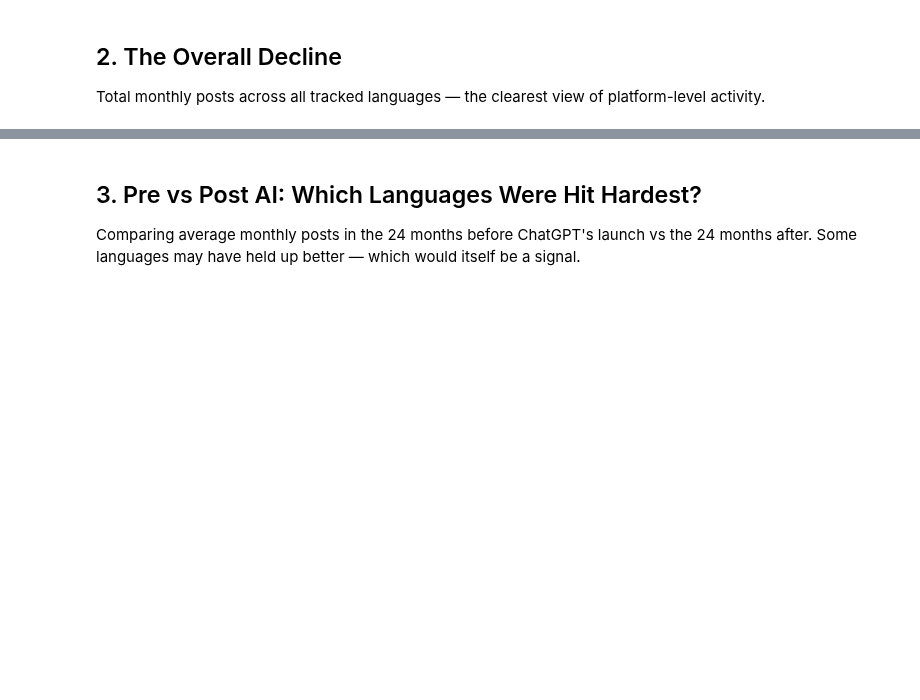
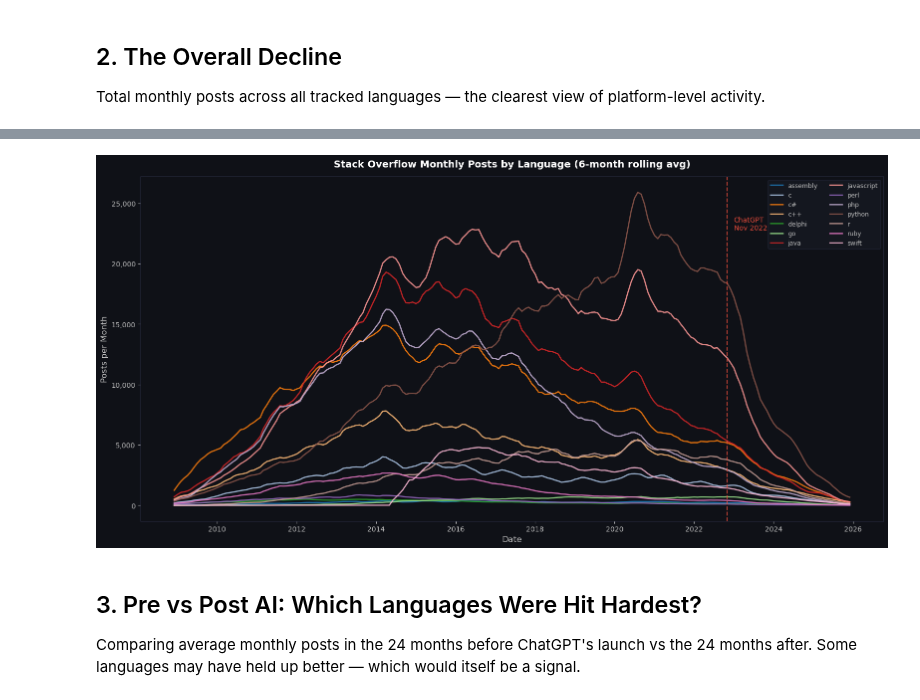
Before and after one commit to xavier-oc-programming/programming-language-trends-analysis, a Jupyter notebook: notebooks/01_so_decline_analysis.ipynb, the cells around one changed output, grey strips where cells are left out. Cells and saved outputs as stored; diff of their text form; code cells hidden in the pictures; blank space fills up the shorter version.

```diff
--- a/notebooks/01_so_decline_analysis.ipynb
+++ b/notebooks/01_so_decline_analysis.ipynb
@@ -89,32 +98,36 @@ plt.show()
 # %%
 smoothed_pivot = pivot.rolling(window=6).mean()
 
+colors = plt.cm.tab20(range(len(pivot.columns)))
 fig, ax = plt.subplots(figsize=(16, 8))
-for lang in pivot.columns:
-    ax.plot(smoothed_pivot.index, smoothed_pivot[lang], linewidth=1.5, label=lang, alpha=0.85)
+for i, lang in enumerate(pivot.columns):
+    ax.plot(smoothed_pivot.index, smoothed_pivot[lang], linewidth=1.8, label=lang,
+            color=colors[i], alpha=0.9)
 
 ax.axvline(AI_INFLECTION, color='#e74c3c', linewidth=1.5, linestyle='--', alpha=0.8)
 ax.text(AI_INFLECTION + pd.DateOffset(months=2),
         smoothed_pivot.max().max() * 0.88,
         'ChatGPT\nNov 2022', color='#e74c3c', fontsize=10)
 ax.set_title('Stack Overflow Monthly Posts by Language (6-month rolling avg)',
              fontsize=14, fontweight='bold', pad=14)
 ax.set_xlabel('Date', fontsize=12)
 ax.set_ylabel('Posts per Month', fontsize=12)
 ax.yaxis.set_major_formatter(mticker.FuncFormatter(lambda x, _: f'{int(x):,}'))
-ax.legend(fontsize=9, loc='upper right', ncol=2, framealpha=0.3,
+ax.legend(fontsize=9, loc='upper right', ncol=2, framealpha=0.5,
           labelcolor='#c0c0c0', facecolor='#1a1d27', edgecolor='#2d3148')
 ax.set_facecolor('#0f1117')
 fig.patch.set_facecolor('#0f1117')
 ax.tick_params(colors='#c0c0c0', labelsize=10)
 ax.xaxis.label.set_color('#c0c0c0')
 ax.yaxis.label.set_color('#c0c0c0')
 ax.title.set_color('white')
 for spine in ax.spines.values():
     spine.set_edgecolor('#2d3148')
 plt.tight_layout()
 plt.savefig('../plots/so_decline_analysis/monthly_posts_per_language.png', dpi=150, facecolor=fig.get_facecolor())
 plt.show()
+# %% [output]
+[figure, added]
 # %% [markdown]
 ## 3. Pre vs Post AI: Which Languages Were Hit Hardest?
 
```
Also changed, not shown: parts of 11 cells of this notebook, 18 other files.
